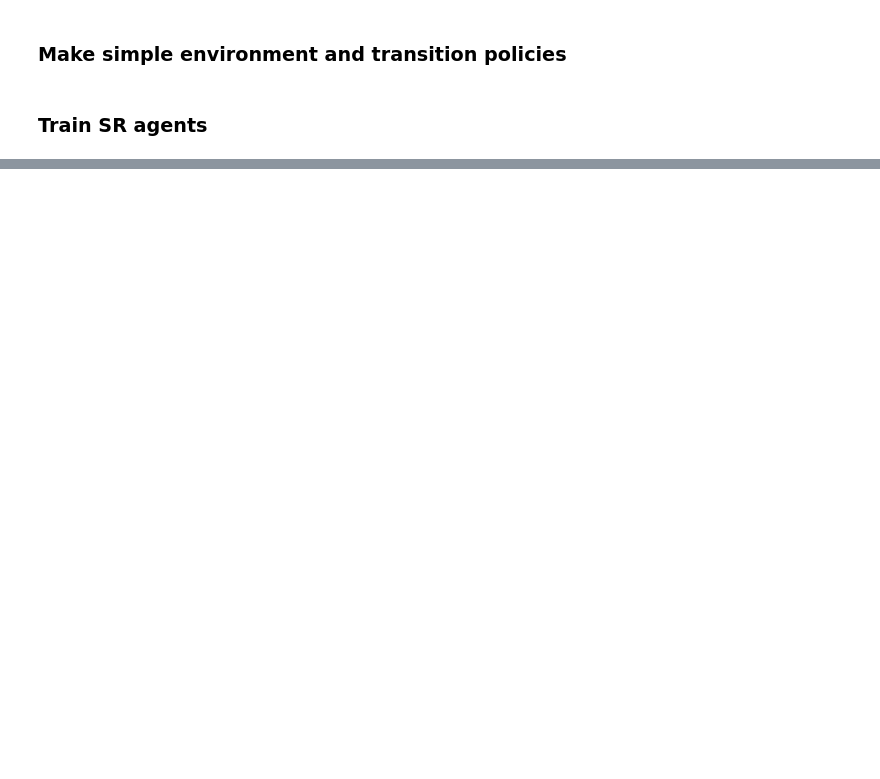
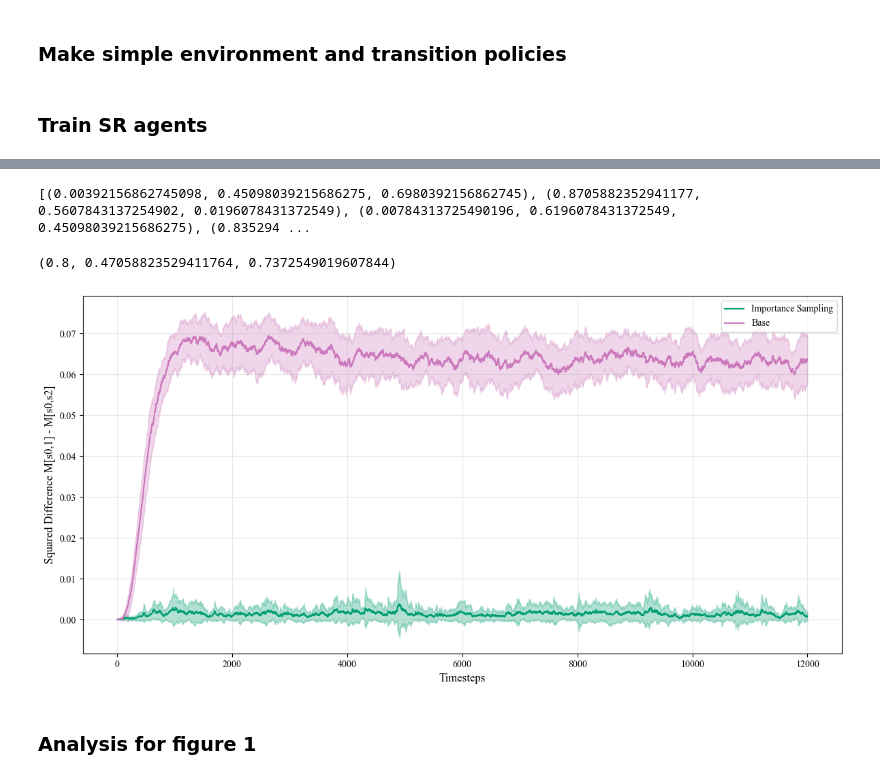
Before and after one commit to ArminBaz/SR-IS, a Jupyter notebook: src/occupancy_map.ipynb, the cells around one changed output, grey strips where cells are left out. Drawn from its saved outputs; the diff is of its cells as text; code cells hidden in the pictures; blank space fills up the shorter version.

```diff
--- a/src/occupancy_map.ipynb
+++ b/src/occupancy_map.ipynb
@@ -133,0 +120,11 @@ print(M_avg_with[0])
+# %%
+diffs_all_without, diffs_all_with = [], []
+for seed in np.arange(num_simulations):
+    np.random.seed(int(seed))
+    M_without, diffs_without = train_SR(num_steps, alpha, gamma, r, imp_samp=False)
+    M_with, diffs_with = train_SR(num_steps, alpha, gamma, r, imp_samp=True)
+    diffs_all_without.append(diffs_without)
+    diffs_all_with.append(diffs_with)
+    print(f"seed: {seed}")
+    print(M_without[0][1], M_without[0][2])
+    print(M_with[0][1], M_with[0][2])
@@ -133,0 +165,65 @@ print(M_avg_with[0])
+# %%
+import seaborn as sns
+palette = sns.color_palette("colorblind")
+
+print(palette)
+# %% [output]
+[(0.00392156862745098, 0.45098039215686275, 0.6980392156862745), (0.8705882352941177, 0.5607843137254902, 0.0196078431372549), (0.00784313725490196, 0.6196078431372549, 0.45098039215686275), (0.835294 ...
+# %%
+palette[4]
+# %% [output]
+(0.8, 0.47058823529411764, 0.7372549019607844)
+# %%
+# Convert lists to numpy arrays for easier calculations
+arr_with = np.array(diffs_all_with)
+arr_without = np.array(diffs_all_without)
+
+# Calculate means and standard deviations
+mean_with = np.mean(arr_with, axis=0)
+std_with = np.std(arr_with, axis=0)
+mean_without = np.mean(arr_without, axis=0)
+std_without = np.std(arr_without, axis=0)
+
+# Create x-axis (timesteps)
+timesteps = np.arange(1, 12001)
+
+# Set up the plot style
+# plt.style.use('classic')
+plt.rcParams['font.family'] = 'serif'
+plt.rcParams['font.serif'] = ['Times New Roman'] + plt.rcParams['font.serif']
+
+# Create the plot
+fig, ax = plt.subplots(figsize=(12, 6))
+
+# Plot mean and variance for 'with' data
+ax.plot(timesteps, mean_with, label='Importance Sampling', color=palette[2])
+ax.fill_between(timesteps, mean_with - std_with, mean_with + std_with,
+                alpha=0.3, color=palette[2])
+
+# Plot mean and variance for 'without' data
+ax.plot(timesteps, mean_without, label='Base', color=palette[4])
+ax.fill_between(timesteps, mean_without - std_without, mean_without + std_without,
+                alpha=0.3, color=palette[4])
+
+# Customize the plot
+ax.set_xlabel('Timesteps', fontsize=12)
+ax.set_ylabel('Squared Difference M[s0,1] - M[s0,s2]', fontsize=12)
+# ax.set_title('Mean and Variance of Squared Error Over Time', fontsize=14)
+ax.legend(fontsize=10)
+ax.grid(True, alpha=0.3)
+
+# Adjust tick label font size
+ax.tick_params(axis='both', which='major', labelsize=10)
+
+# Set background color to light gray for better contrast
+# ax.set_facecolor('#F0F0F0')
+
+# Improve layout
+plt.tight_layout()
+
+# Show the plot
+plt.show()
+# %% [output]
+[figure, added]
+# %% [markdown]
+### Analysis for figure 1
```
Also changed, not shown: parts of 14 cells of this notebook, 5 other files.
